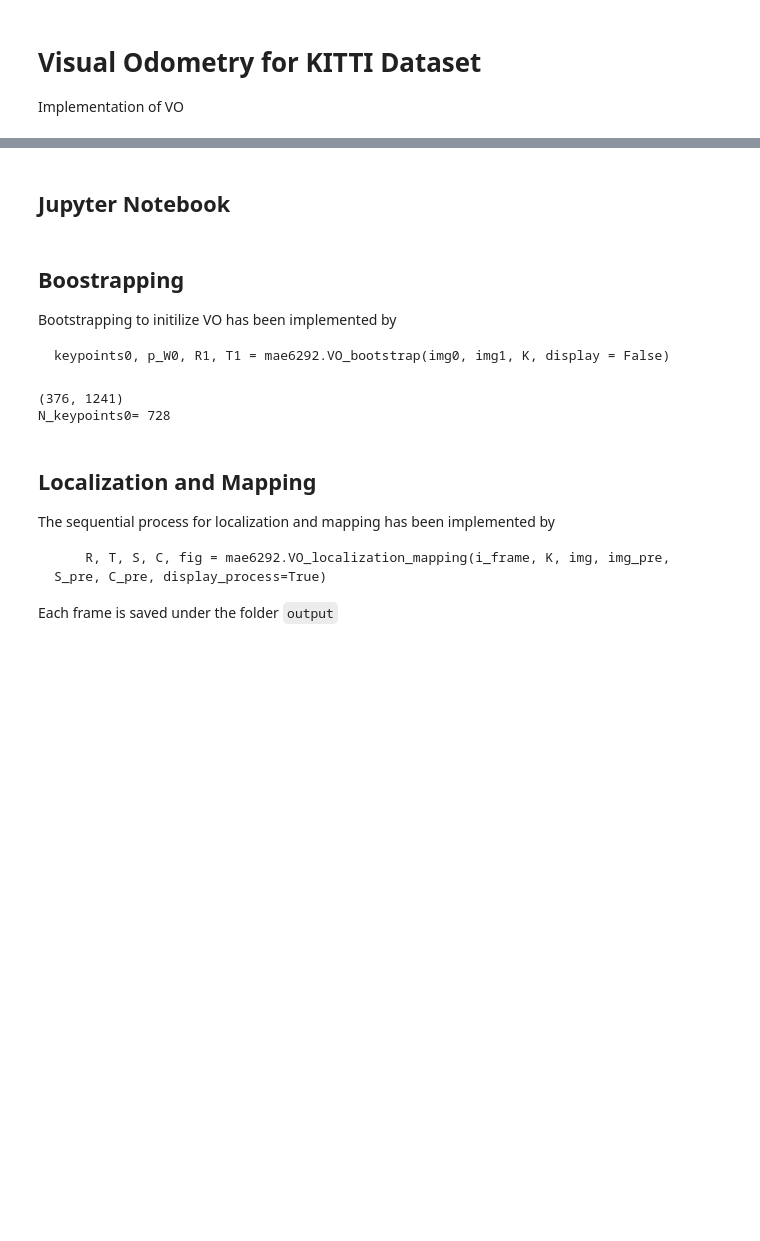
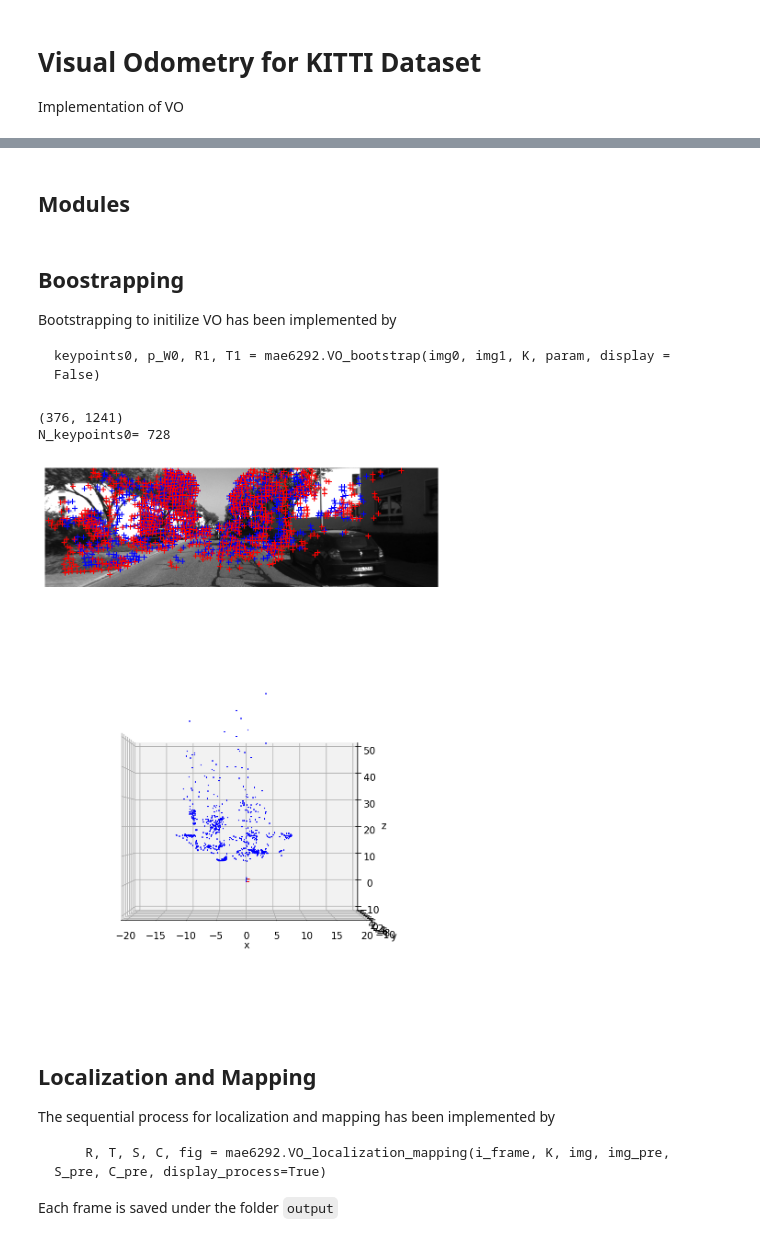
Before and after one commit to GW-MAE6292/python_examples, a Jupyter notebook: VO/VO - KITTI.ipynb, the cells around one changed output, grey strips where cells are left out. Cells and saved outputs as stored; diff of their text form; code cells hidden in the pictures; blank space fills up the shorter version.

````diff
--- a/VO/VO - KITTI.ipynb
+++ b/VO/VO - KITTI.ipynb
@@ -25,5 +5,5 @@ Implementation of VO
-# %% [markdown]
-## Jupyter Notebook
+# %% [markdown]
+## Modules
 # %%
 import numpy as np
 import cv2
@@ -40,45 +20,46 @@ from mae6292.imshow import cv2_imshow
 
 Bootstrapping to initilize VO has been implemented by
 ```
-keypoints0, p_W0, R1, T1 = mae6292.VO_bootstrap(img0, img1, K, display = False)
+keypoints0, p_W0, R1, T1 = mae6292.VO_bootstrap(img0, img1, K, param, display = False)
 ```
 # %%
-!jupyter nbconvert --to script VO - KITTI.ipynb
+# !jupyter nbconvert --to script VO - KITTI.ipynb
 importlib.reload(mae6292)
 
 K = np.loadtxt('data/K.txt')
-img0 = cv2.imread('/Users/tylee/Downloads/kitti/00/image_0/000000.png', cv2.IMREAD_GRAYSCALE)
+img0 = cv2.imread('data/000000.png', cv2.IMREAD_GRAYSCALE)
 print(img0.shape)
-img1 = cv2.imread('/Users/tylee/Downloads/kitti/00/image_0/000002.png', cv2.IMREAD_GRAYSCALE)
+img1 = cv2.imread('data/000002.png', cv2.IMREAD_GRAYSCALE)
 
 # PARAMETERS
 param_bootstrap = {
     # keypoints
     'W_harris_patch' : 4, # size of harris patch
     'kappa_harris' : 0.08, # kappa for harris score
     'N_keypoint' : 2000, # number of keypoints to be detected
     'W_nms' : 8, # patch size for non-maximum supression
     # KLT
     'W_KLT' : 4, # patch size for KLT
     'tol_KLT_bidir' : 1, # tolerence of bidirectional error
     # find essential matrix
     'tol_E' : 1, # tolerence for epipolar line distance
     'tol_E_RANSAC_prob' : 0.99, # eseential matrix RANSAC probability
     # triangulation
     'tol_TRI_mu' : 1e-3, # tolerence for the singular value ratio
     'tol_TRI_rep' : 1, # tolerence for the reprojection error
     'tol_TRI_depth' : (1, 100) # min depth and max depth for triangulation
 }
 
 keypoints0, p_W0, R1, T1 = mae6292.VO_bootstrap(img0, img1, K, param_bootstrap, display = True)
 scale = 0.693071855459021
 T1 = T1*scale
 p_W0 = p_W0*scale
 
 print('N_keypoints0=',len(keypoints0))
 # %% [output]
 (376, 1241)
 N_keypoints0= 728
+[figure, added]
 # %% [markdown]
 ## Localization and Mapping
 
````
Also changed, not shown: parts of 6 cells of this notebook, 3 other files.
